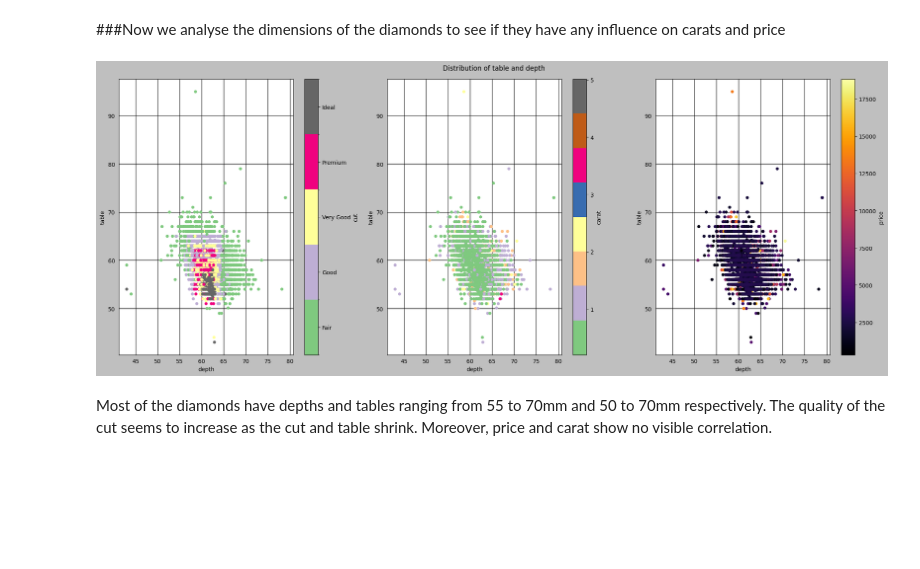
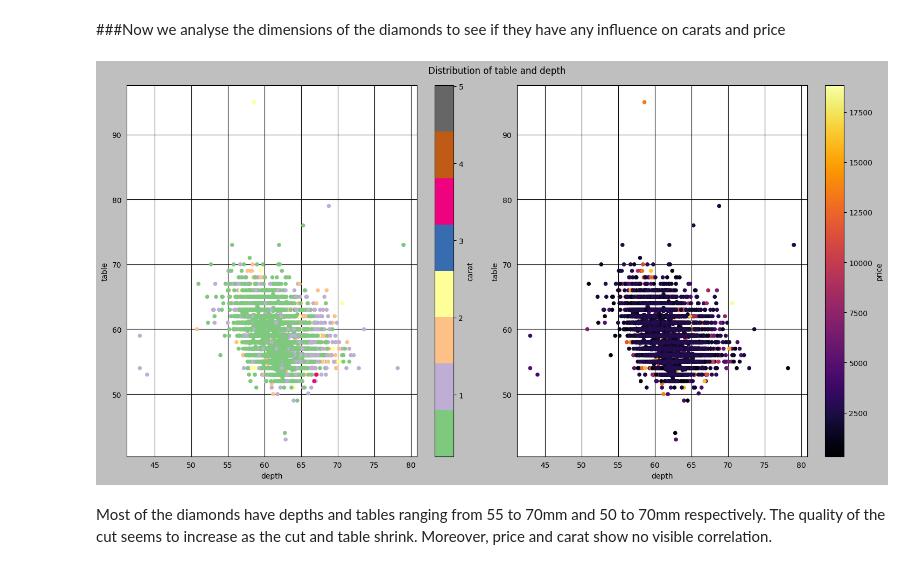
Before and after one commit to ASTRONOE/Common_Data_Analysis, a Jupyter notebook: Diamonds_project.ipynb, the cells around one changed output. Saved outputs shown, nothing was run; the diff lists cells and outputs as text; code cells hidden in the pictures; blank space fills up the shorter version.

```diff
--- a/Diamonds_project.ipynb
+++ b/Diamonds_project.ipynb
@@ -502,15 +452,15 @@ sb.jointplot(x='carat', y='price', data=Df1, height=8, hue='clarity')
 # %% [markdown]
 ###Now we analyse the dimensions of the diamonds to see if they have any influence on carats and price
 # %%
-fig, ax = plt.subplots(1, 3, figsize=(20, 8))
-Df.plot.scatter(x='depth', y='table', c='cut', cmap='Accent', ax=ax[0])
-Df.plot.scatter(x='depth', y='table', c='carat', cmap='Accent', ax=ax[1])
-Df.plot.scatter(x='depth', y='table', c='price', cmap='inferno', ax=ax[2])
+fig, ax = plt.subplots(1, 2, figsize=(15, 8))
+#Df.plot.scatter(x='depth', y='table', c='cut', cmap='Accent', ax=ax[0])
+Df.plot.scatter(x='depth', y='table', c='carat', cmap='Accent', ax=ax[0])
+Df.plot.scatter(x='depth', y='table', c='price', cmap='inferno', ax=ax[1])
 plt.suptitle("Distribution of table and depth")
 plt.tight_layout()
 plt.show()
 # %% [output]
-[figure, old version]
+[figure, new version]
 # %% [markdown]
 Most of the diamonds have depths and tables ranging from 55 to 70mm and 50 to 70mm respectively. The quality of the cut seems to increase as the cut and table shrink. Moreover, price and carat show no visible correlation.
 # %%
```
Also changed, not shown: parts of 23 cells of this notebook.
